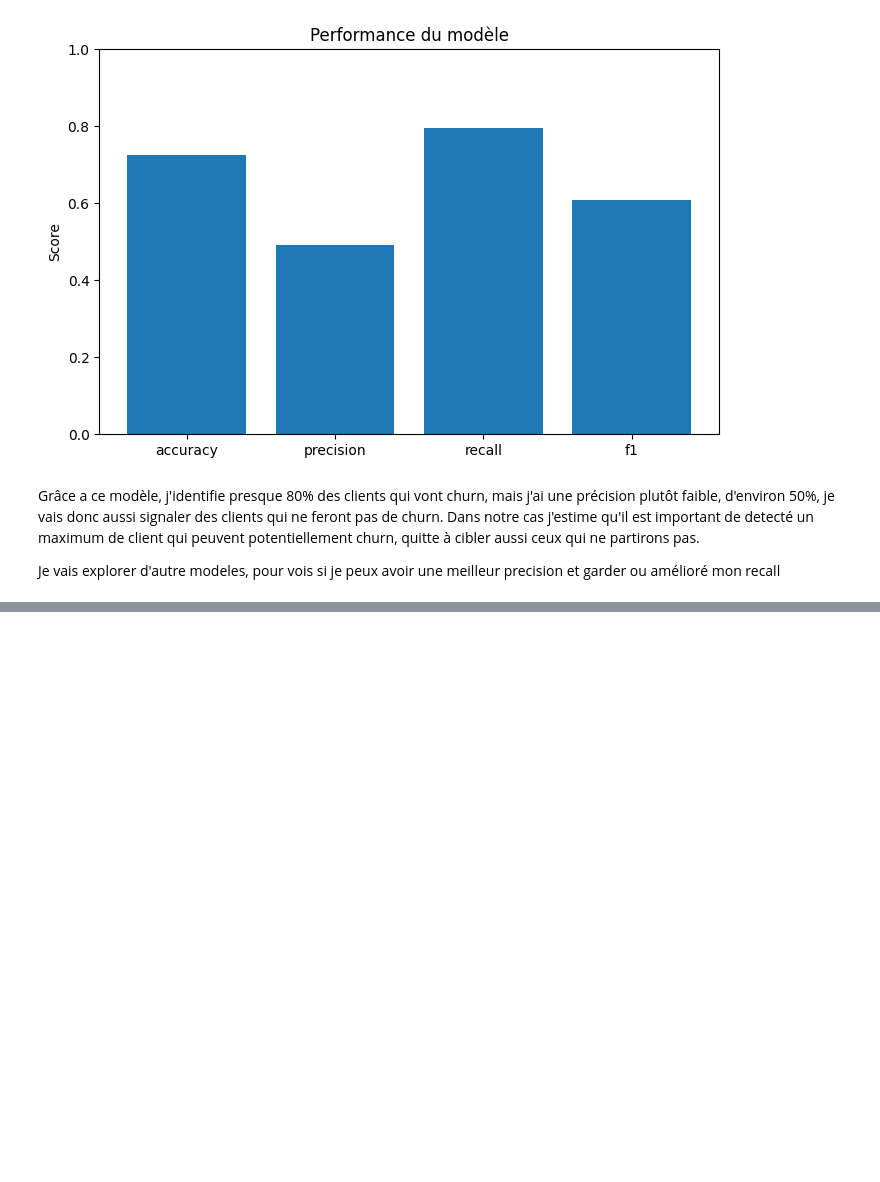
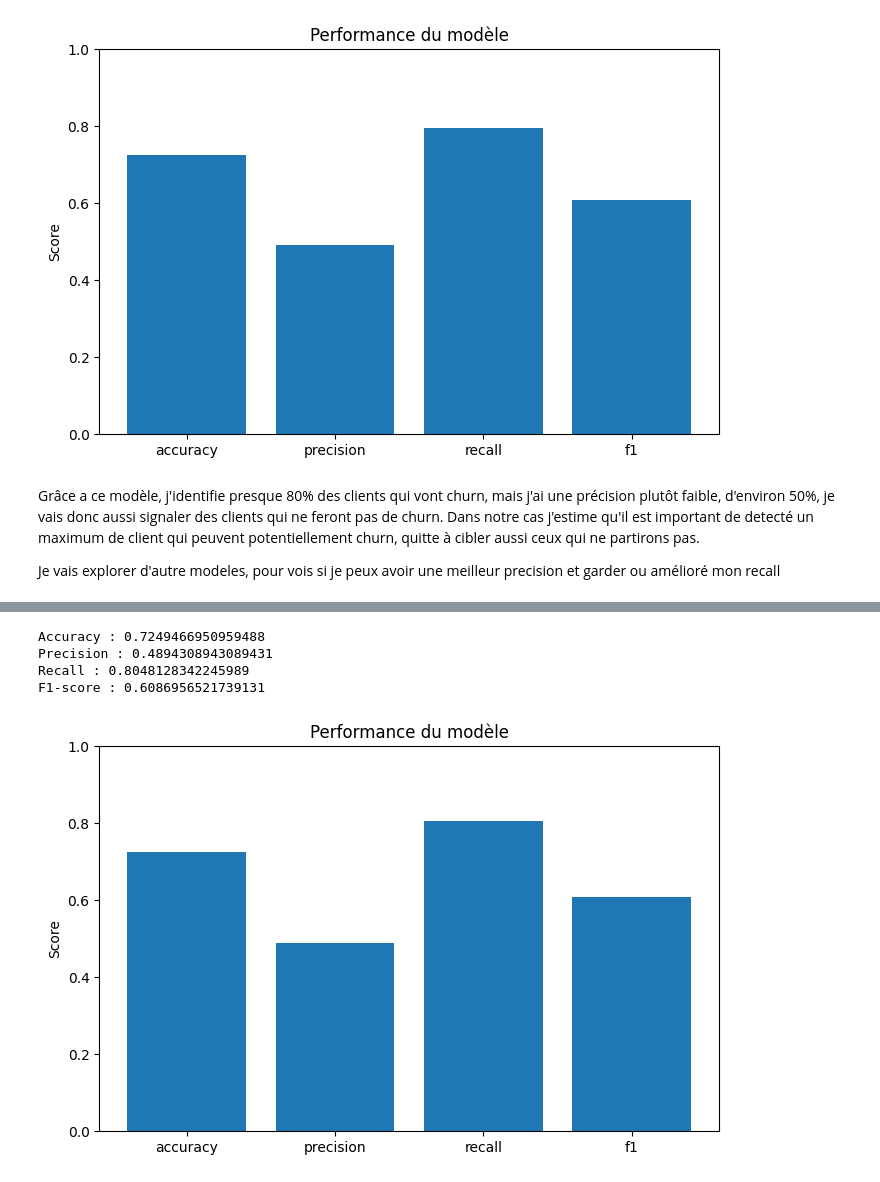
Before and after one commit to JD-datascience-ia/churn-prediction, a Jupyter notebook: notebooks/modeling.ipynb, the cells around one changed output, grey strips where cells are left out. Saved outputs shown, nothing was run; the diff lists cells and outputs as text; code cells hidden in the pictures; blank space fills up the shorter version.

Commit message:
Mise en place d'un deuxième modèle, un RandomForestClassifier

```diff
--- a/notebooks/modeling.ipynb
+++ b/notebooks/modeling.ipynb
@@ -142,0 +166,2 @@ Je vais explorer d'autre modeles, pour vois si je peux avoir une meilleur precis
+# %%
+pipeline2.fit(X_train, y_train)
@@ -142,0 +177,21 @@ Je vais explorer d'autre modeles, pour vois si je peux avoir une meilleur precis
+# %%
+rf = RandomForestClassifier(random_state=42)
+
+param_grid2 = {
+    "n_estimators": [100, 200, 300],
+    "max_depth": [5, 10, 20],
+    "min_samples_split": [2, 5, 10],
+    "min_samples_leaf": [2, 4, 6],
+    "max_features": ["sqrt", 0.5],
+    "class_weight": [None, "balanced"]
+}
+
+grid2 = GridSearchCV(
+    rf,
+    param_grid=param_grid2,
+    cv=5,
+    scoring="recall",
+    n_jobs=-1
+)
+# %%
+grid2.fit(X_train, y_train)
@@ -142,0 +213,5 @@ Je vais explorer d'autre modeles, pour vois si je peux avoir une meilleur precis
+# %%
+best_model2 = grid2.best_estimator_
+
+y_pred2 = best_model2.predict(X_test)
+y_proba2 = best_model2.predict_proba(X_test)[:, 1]
@@ -142,0 +244,26 @@ Je vais explorer d'autre modeles, pour vois si je peux avoir une meilleur precis
+# %%
+print("Accuracy :", accuracy_score(y_test, y_pred2))
+print("Precision :", precision_score(y_test, y_pred2))
+print("Recall :", recall_score(y_test, y_pred2))
+print("F1-score :", f1_score(y_test, y_pred2))
+# %% [output]
+Accuracy : 0.7249466950959488
+Precision : 0.4894308943089431
+Recall : 0.8048128342245989
+F1-score : 0.6086956521739131
+# %%
+metrics = {
+    "accuracy": accuracy_score(y_test, y_pred2),
+    "precision": precision_score(y_test, y_pred2),
+    "recall": recall_score(y_test, y_pred2),
+    "f1": f1_score(y_test, y_pred2)
+}
+
+plt.figure(figsize=(8,5))
+plt.bar(metrics.keys(), metrics.values())
+plt.ylim(0, 1)
+plt.ylabel("Score")
+plt.title("Performance du modèle")
+plt.show()
+# %% [output]
+[figure, added]
```
Also changed, not shown: parts of 11 cells of this notebook.
